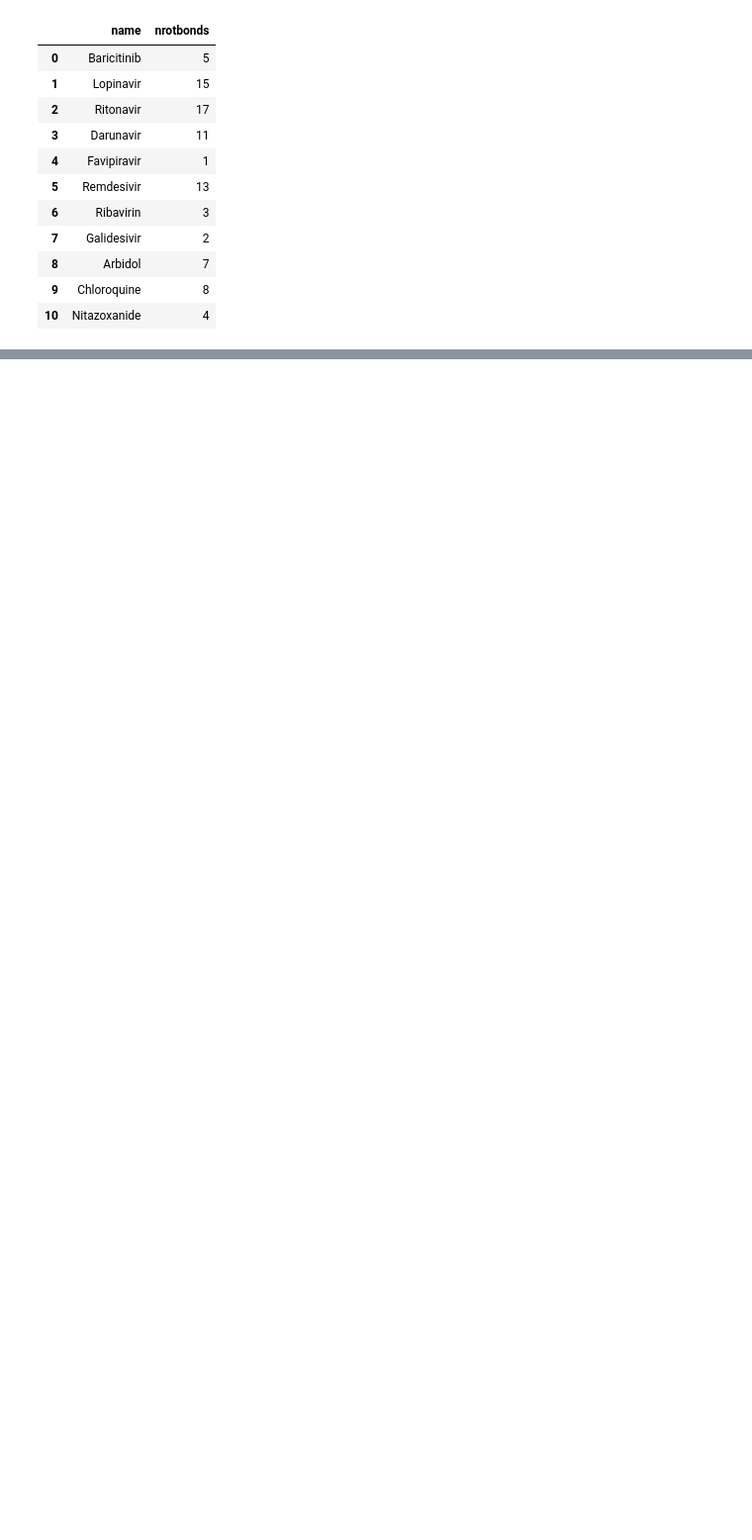
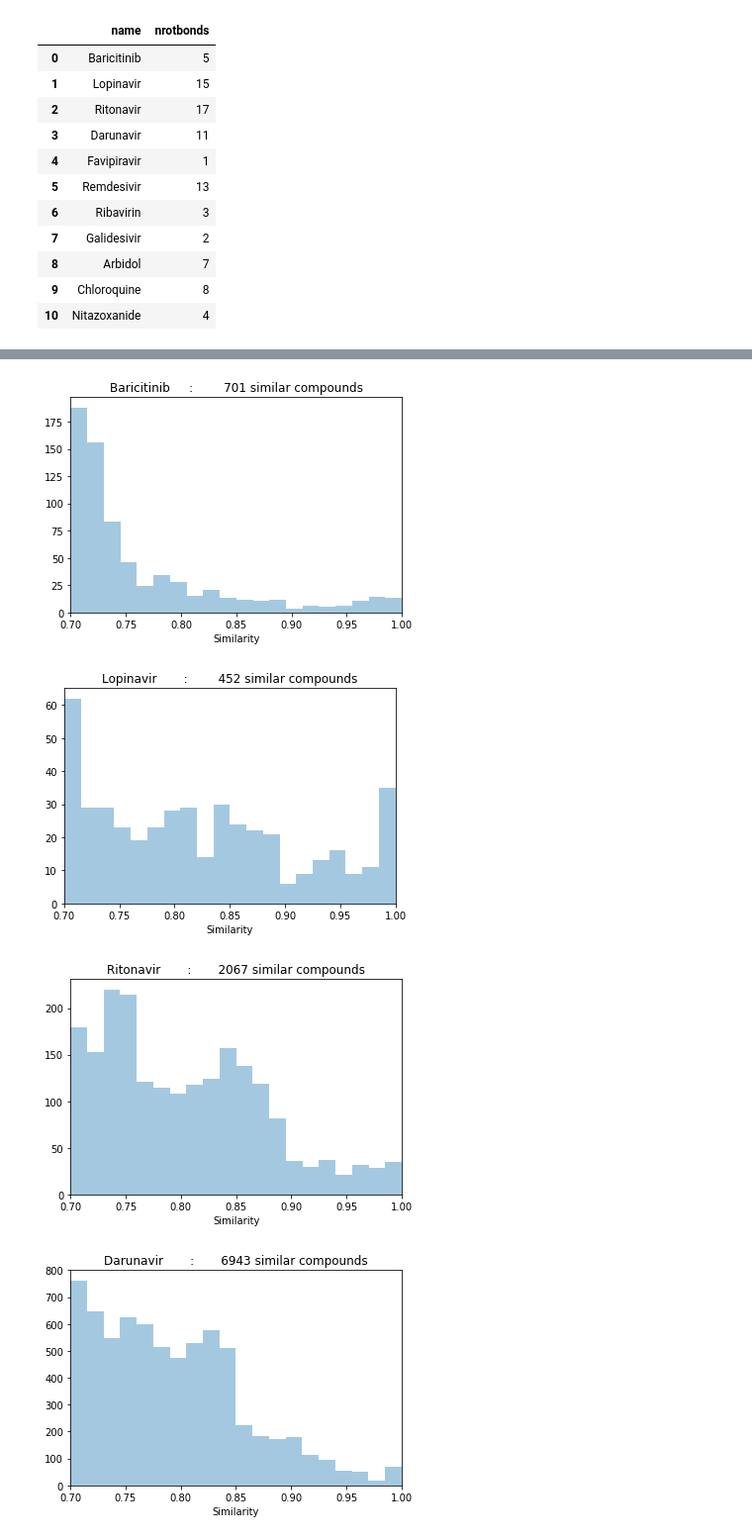
Before and after one commit to mrauha/covid19_drugs, a Jupyter notebook: covid_drugs.ipynb, the cells around one changed output, grey strips where cells are left out. Shown: that part at 99% size. Drawn from its saved outputs; the diff is of its cells as text; code cells hidden in the pictures; blank space fills up the shorter version.

Commit message:
similarity calculations, no analysis yet

```diff
--- a/covid_drugs.ipynb
+++ b/covid_drugs.ipynb
@@ -81,0 +83,5 @@ img.save("images/liu_article_antivirals.png")
+# %%
+for i,r in df.iterrows():
+    molname=r["name"]
+    im = Draw.MolsToGridImage([r.rdmol])
+    im.save(f"images/{molname}.png")
@@ -99,0 +176,2 @@ df[["name", "nrotbonds"]]
+# %%
+mol_sims_dict = {molname : pd.read_csv(f"similar_mols/{molname}_sims.csv") for molname in df.name}
@@ -99,0 +187,14 @@ df[["name", "nrotbonds"]]
+# %%
+for k, v in mol_sims_dict.items():
+    plt.figure()
+    sns.distplot(v["similarity"], bins=20, kde=False)
+    plt.xlim((0.7,1))
+    plt.title(f"{k:15} : {v.shape[0]:10} similar compounds")
+    plt.xlabel("Similarity")
+    plt.savefig(f"images/{k}_sim.png")
+    plt.show()
+# %% [output]
+[figure, added]
+[figure, added]
+[figure, added]
+[figure, added]
```
Also changed, not shown: parts of 14 cells of this notebook, 28 other files.
